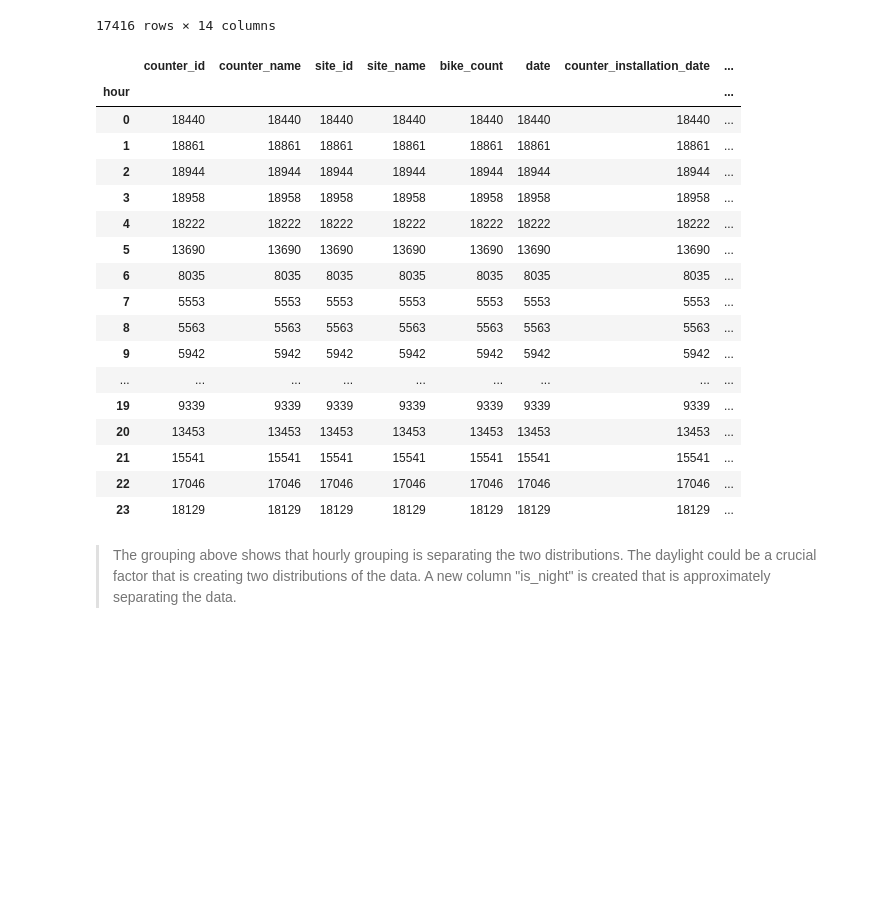
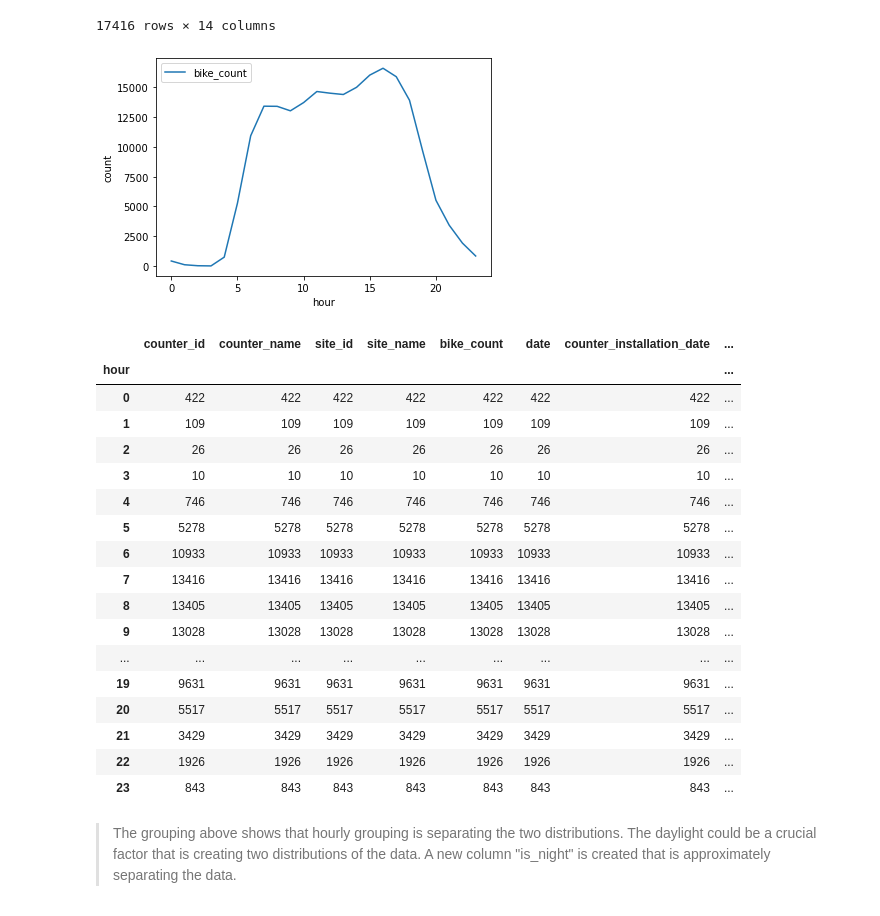
Before and after one commit to harshitshangari/Python_DS_Project, a Jupyter notebook: EDA.ipynb, the cells around one changed output. Saved outputs shown, nothing was run; the diff lists cells and outputs as text; code cells hidden in the pictures; blank space fills up the shorter version.

```diff
--- a/EDA.ipynb
+++ b/EDA.ipynb
@@ -407,26 +541,33 @@ weather
 17416 rows × 14 columns
 # %%
 train_data.loc[:, "hour"] = train_data["date"].dt.hour
-train_data[train_data['log_bike_count']<3.5].groupby(by='hour').count()
+train_data[train_data['log_bike_count']>3.5].groupby(by='hour').count().iloc[:,[4]].plot()
+plt.ylabel('count')
+plt.savefig('night.png')
 # %% [output]
-|  | counter_id | counter_name | site_id | site_name | bike_count | date | counter_installation_date | ... |
-| hour |  |  |  |  |  |  |  | ... |
-| 0 | 18440 | 18440 | 18440 | 18440 | 18440 | 18440 | 18440 | ... |
-| 1 | 18861 | 18861 | 18861 | 18861 | 18861 | 18861 | 18861 | ... |
-| 2 | 18944 | 18944 | 18944 | 18944 | 18944 | 18944 | 18944 | ... |
-| 3 | 18958 | 18958 | 18958 | 18958 | 18958 | 18958 | 18958 | ... |
-| 4 | 18222 | 18222 | 18222 | 18222 | 18222 | 18222 | 18222 | ... |
-| 5 | 13690 | 13690 | 13690 | 13690 | 13690 | 13690 | 13690 | ... |
-| 6 | 8035 | 8035 | 8035 | 8035 | 8035 | 8035 | 8035 | ... |
-| 7 | 5553 | 5553 | 5553 | 5553 | 5553 | 5553 | 5553 | ... |
-| 8 | 5563 | 5563 | 5563 | 5563 | 5563 | 5563 | 5563 | ... |
-| 9 | 5942 | 5942 | 5942 | 5942 | 5942 | 5942 | 5942 | ... |
-| ... | ... | ... | ... | ... | ... | ... | ... | ... |
-| 19 | 9339 | 9339 | 9339 | 9339 | 9339 | 9339 | 9339 | ... |
-| 20 | 13453 | 13453 | 13453 | 13453 | 13453 | 13453 | 13453 | ... |
-| 21 | 15541 | 15541 | 15541 | 15541 | 15541 | 15541 | 15541 | ... |
-| 22 | 17046 | 17046 | 17046 | 17046 | 17046 | 17046 | 17046 | ... |
-| 23 | 18129 | 18129 | 18129 | 18129 | 18129 | 18129 | 18129 | ... |
+[figure, added]
+# %%
+train_data.loc[:, "hour"] = train_data["date"].dt.hour
+train_data[train_data['log_bike_count']>3.5].groupby(by='hour').count()
+# %% [output]
+|  | counter_id | counter_name | site_id | site_name | bike_count | date | counter_installation_date | ... |
+| hour |  |  |  |  |  |  |  | ... |
+| 0 | 422 | 422 | 422 | 422 | 422 | 422 | 422 | ... |
+| 1 | 109 | 109 | 109 | 109 | 109 | 109 | 109 | ... |
+| 2 | 26 | 26 | 26 | 26 | 26 | 26 | 26 | ... |
+| 3 | 10 | 10 | 10 | 10 | 10 | 10 | 10 | ... |
+| 4 | 746 | 746 | 746 | 746 | 746 | 746 | 746 | ... |
+| 5 | 5278 | 5278 | 5278 | 5278 | 5278 | 5278 | 5278 | ... |
+| 6 | 10933 | 10933 | 10933 | 10933 | 10933 | 10933 | 10933 | ... |
+| 7 | 13416 | 13416 | 13416 | 13416 | 13416 | 13416 | 13416 | ... |
+| 8 | 13405 | 13405 | 13405 | 13405 | 13405 | 13405 | 13405 | ... |
+| 9 | 13028 | 13028 | 13028 | 13028 | 13028 | 13028 | 13028 | ... |
+| ... | ... | ... | ... | ... | ... | ... | ... | ... |
+| 19 | 9631 | 9631 | 9631 | 9631 | 9631 | 9631 | 9631 | ... |
+| 20 | 5517 | 5517 | 5517 | 5517 | 5517 | 5517 | 5517 | ... |
+| 21 | 3429 | 3429 | 3429 | 3429 | 3429 | 3429 | 3429 | ... |
+| 22 | 1926 | 1926 | 1926 | 1926 | 1926 | 1926 | 1926 | ... |
+| 23 | 843 | 843 | 843 | 843 | 843 | 843 | 843 | ... |
 # %% [markdown]
 > The grouping above shows that hourly grouping is separating the two distributions. The daylight could be a crucial factor that is creating two distributions of the data. A new column "is_night" is created that is approximately separating the data.
 # %%
```
Also changed, not shown: parts of 28 cells of this notebook.
